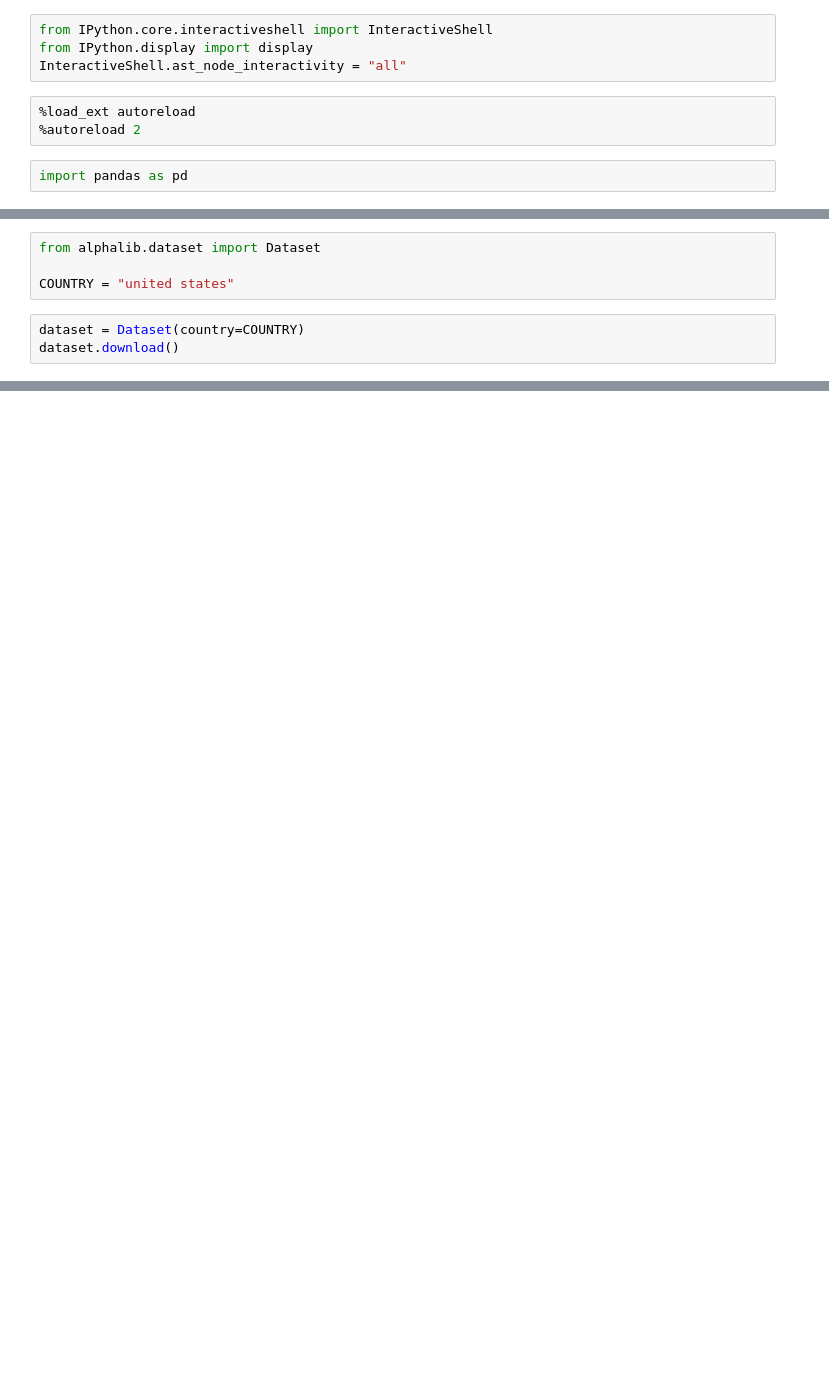
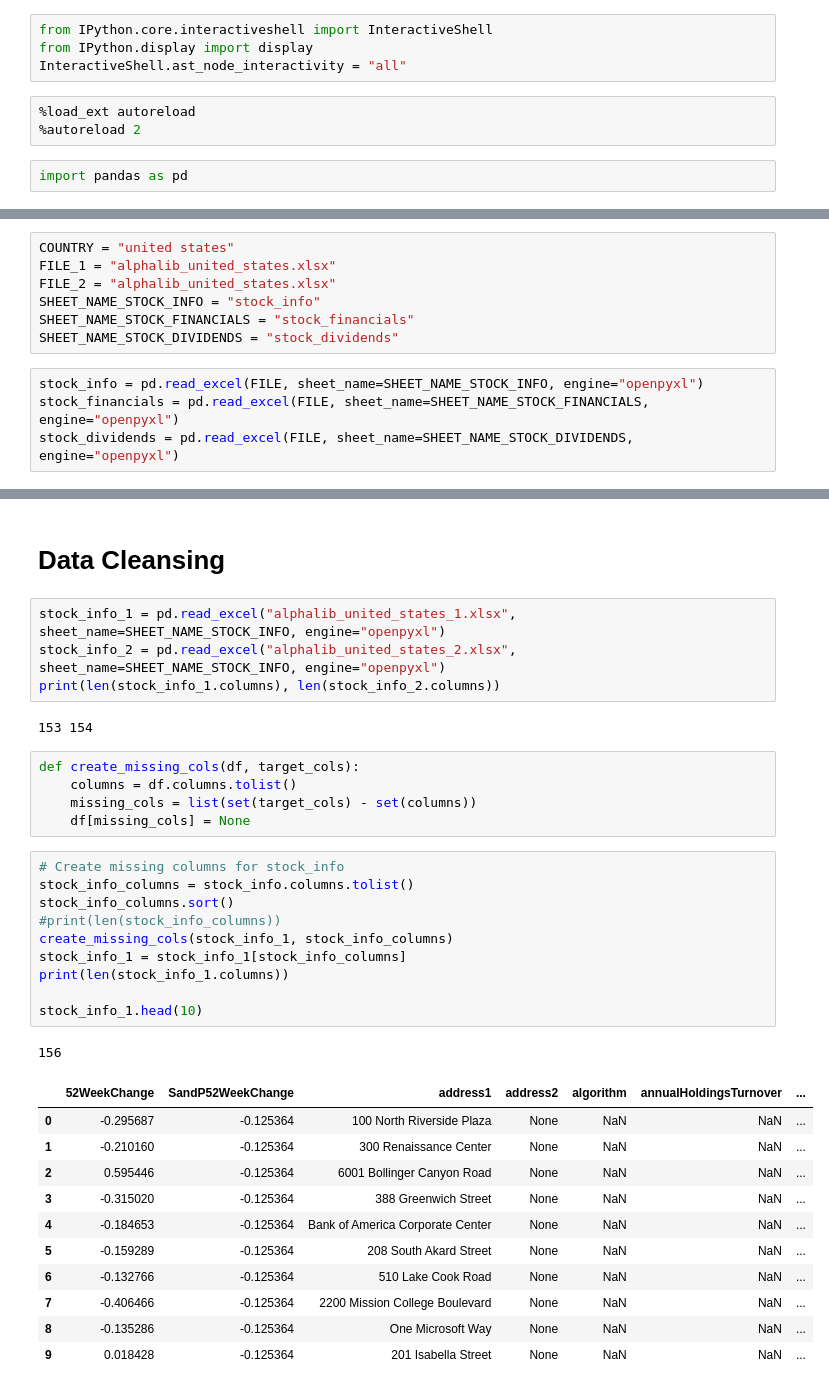
Before and after one commit to alpha2phi-platform/alphalib, a Jupyter notebook: 01_dataset.ipynb, the cells around one changed output, grey strips where cells are left out. Saved outputs shown, nothing was run; the diff lists cells and outputs as text; blank space fills up the shorter version.

Commit message:
feat: prep dataset

```diff
--- a/01_dataset.ipynb
+++ b/01_dataset.ipynb
@@ -13,7 +14,11 @@ pd.set_option('display.max_rows', 500)
 # %%
-from alphalib.dataset import Dataset
-
 COUNTRY = "united states"
+FILE_1 = "alphalib_united_states.xlsx"
+FILE_2 = "alphalib_united_states.xlsx"
+SHEET_NAME_STOCK_INFO = "stock_info"
+SHEET_NAME_STOCK_FINANCIALS = "stock_financials"
+SHEET_NAME_STOCK_DIVIDENDS = "stock_dividends"
 # %%
-dataset = Dataset(country=COUNTRY)
-dataset.download()
+stock_info = pd.read_excel(FILE, sheet_name=SHEET_NAME_STOCK_INFO, engine="openpyxl")
+stock_financials = pd.read_excel(FILE, sheet_name=SHEET_NAME_STOCK_FINANCIALS, engine="openpyxl")
+stock_dividends = pd.read_excel(FILE, sheet_name=SHEET_NAME_STOCK_DIVIDENDS, engine="openpyxl")
@@ -24,0 +25,36 @@ dataset.download()
+# %% [markdown]
+# Data Cleansing
+# %%
+stock_info_1 = pd.read_excel("alphalib_united_states_1.xlsx", sheet_name=SHEET_NAME_STOCK_INFO, engine="openpyxl")
+stock_info_2 = pd.read_excel("alphalib_united_states_2.xlsx", sheet_name=SHEET_NAME_STOCK_INFO, engine="openpyxl")
+print(len(stock_info_1.columns), len(stock_info_2.columns))
+# %% [output]
+153 154
+# %%
+def create_missing_cols(df, target_cols):
+    columns = df.columns.tolist()
+    missing_cols = list(set(target_cols) - set(columns))
+    df[missing_cols] = None
+# %%
+# Create missing columns for stock_info
+stock_info_columns = stock_info.columns.tolist()
+stock_info_columns.sort()
+#print(len(stock_info_columns))
+create_missing_cols(stock_info_1, stock_info_columns)
+stock_info_1 = stock_info_1[stock_info_columns]
+print(len(stock_info_1.columns))
+
+stock_info_1.head(10)
+# %% [output]
+156
+|  | 52WeekChange | SandP52WeekChange | address1 | address2 | algorithm | annualHoldingsTurnover | ... |
+| 0 | -0.295687 | -0.125364 | 100 North Riverside Plaza | None | NaN | NaN | ... |
+| 1 | -0.210160 | -0.125364 | 300 Renaissance Center | None | NaN | NaN | ... |
+| 2 | 0.595446 | -0.125364 | 6001 Bollinger Canyon Road | None | NaN | NaN | ... |
+| 3 | -0.315020 | -0.125364 | 388 Greenwich Street | None | NaN | NaN | ... |
+| 4 | -0.184653 | -0.125364 | Bank of America Corporate Center | None | NaN | NaN | ... |
+| 5 | -0.159289 | -0.125364 | 208 South Akard Street | None | NaN | NaN | ... |
+| 6 | -0.132766 | -0.125364 | 510 Lake Cook Road | None | NaN | NaN | ... |
+| 7 | -0.406466 | -0.125364 | 2200 Mission College Boulevard | None | NaN | NaN | ... |
+| 8 | -0.135286 | -0.125364 | One Microsoft Way | None | NaN | NaN | ... |
+| 9 | 0.018428 | -0.125364 | 201 Isabella Street | None | NaN | NaN | ... |
```
Also changed, not shown: parts of 2 cells of this notebook, 4 other files.
